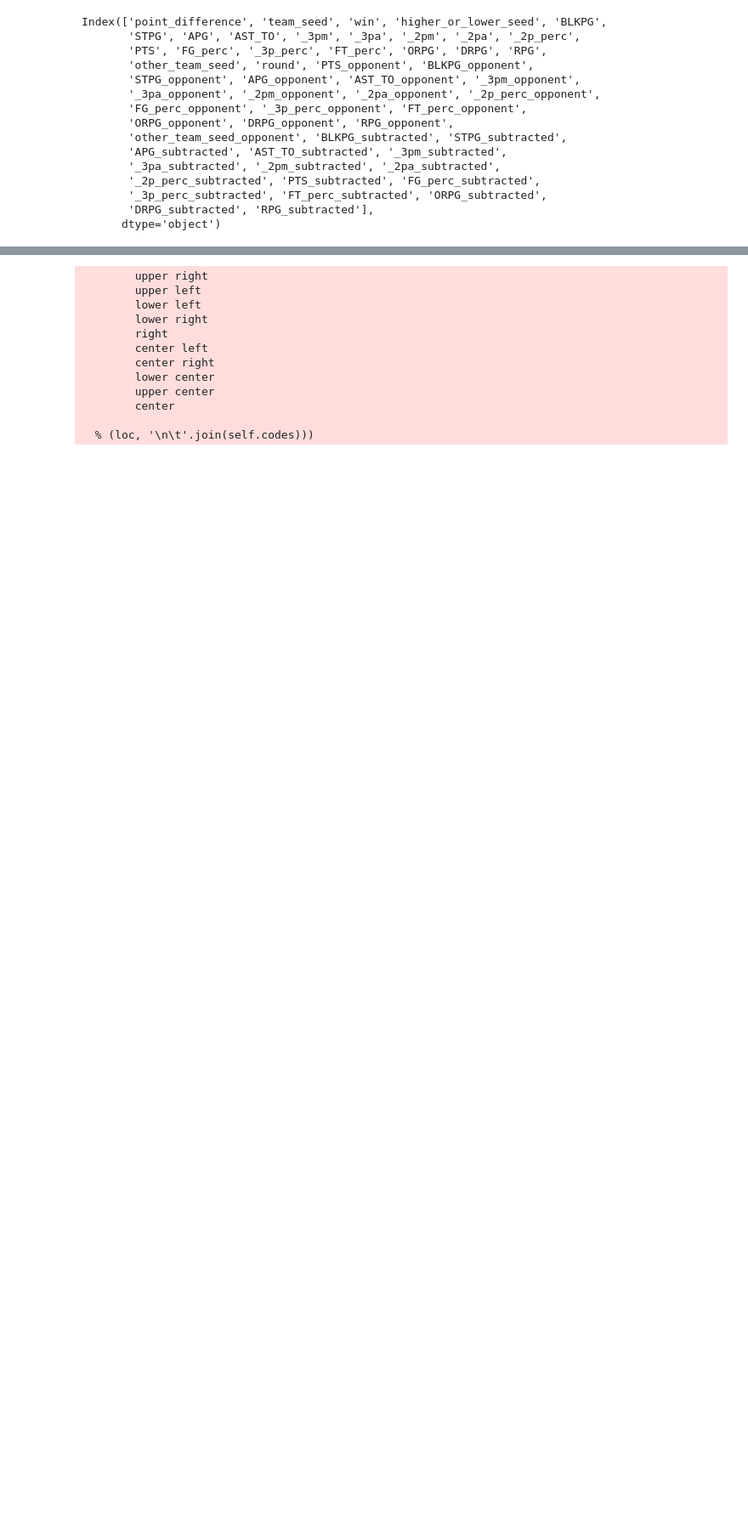
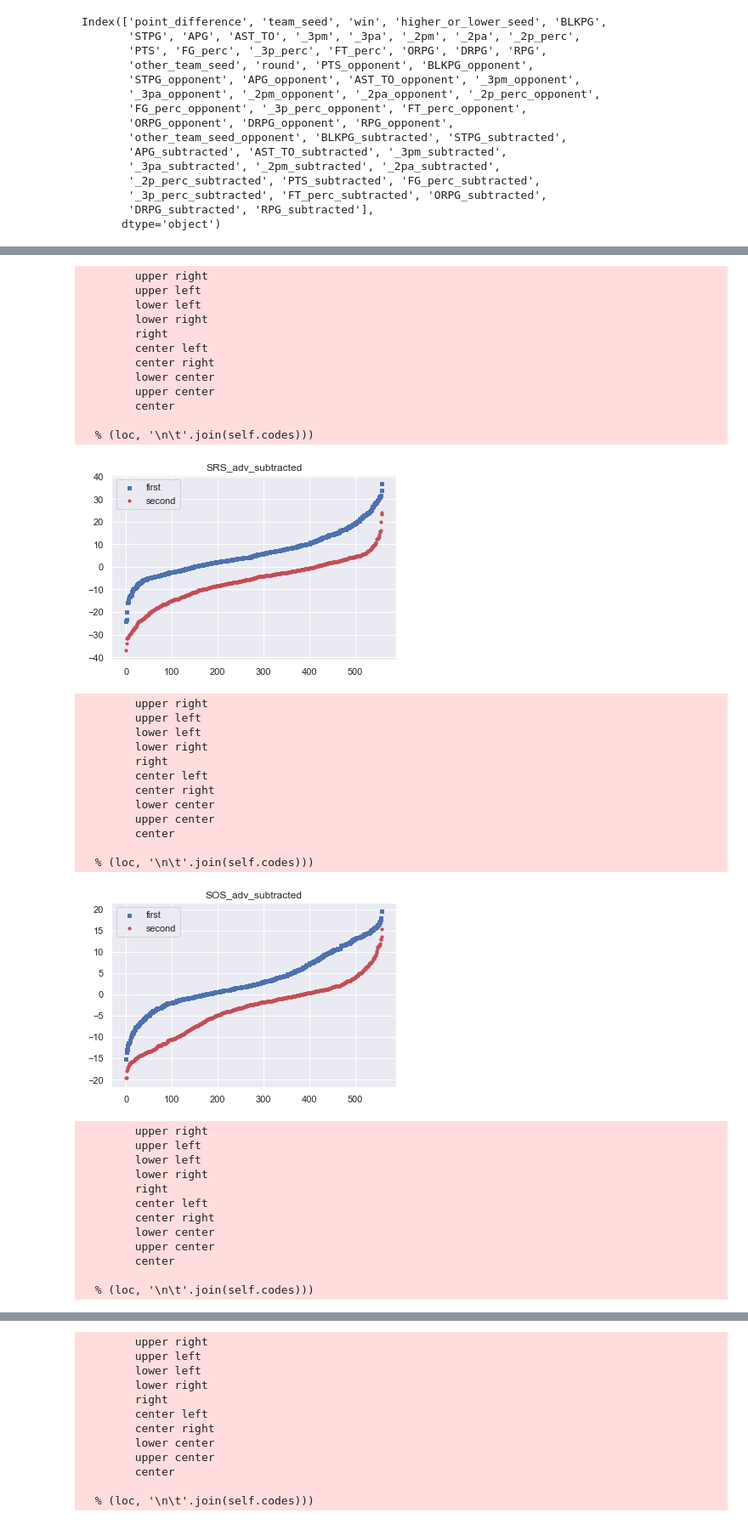
Before and after one commit to amazurek1/march_madness_predictions, a Jupyter notebook: Good_jupyter_notebooks/EDA.ipynb, the cells around one changed output, grey strips where cells are left out. Shown at 85% size. Saved outputs shown, nothing was run; the diff lists cells and outputs as text; code cells hidden in the pictures; blank space fills up the shorter version.

```diff
--- a/Good_jupyter_notebooks/EDA.ipynb
+++ b/Good_jupyter_notebooks/EDA.ipynb
@@ -544,3 +555,5 @@ def make_graph (df1,column):
     plt.title(f'{column}')
     plt.legend(loc=f'{column}');
     plt.show()
+# %%
+merged_df = pd.read_csv('merged_df.csv', sep=',')
@@ -546,0 +593,46 @@ def make_graph (df1,column):
+# %%
+columns = ['SRS_adv_subtracted', 'SOS_adv_subtracted',
+       'pace_adv_subtracted', 'ORtg_adv_subtracted',
+       'eFG_perc_adv_subtracted']
+# %%
+for column in columns:
+    make_graph (merged_df,column)
+# %% [output]
+        upper right
+        upper left
+        lower left
+        lower right
+        right
+        center left
+        center right
+        lower center
+        upper center
+        center
+
+  % (loc, '\n\t'.join(self.codes)))
+[figure, added]
+        upper right
+        upper left
+        lower left
+        lower right
+        right
+        center left
+        center right
+        lower center
+        upper center
+        center
+
+  % (loc, '\n\t'.join(self.codes)))
+[figure, added]
+        upper right
+        upper left
+        lower left
+        lower right
+        right
+        center left
+        center right
+        lower center
+        upper center
+        center
+
+  % (loc, '\n\t'.join(self.codes)))
```
Also changed, not shown: parts of 19 cells of this notebook, 3 other files.
